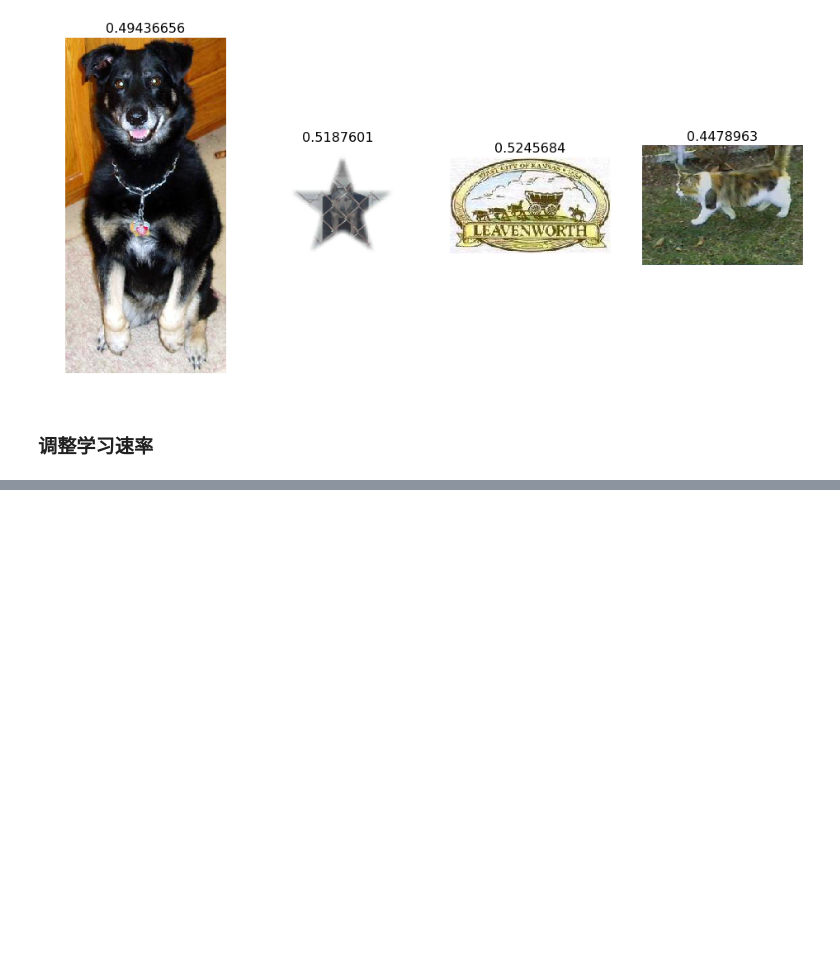
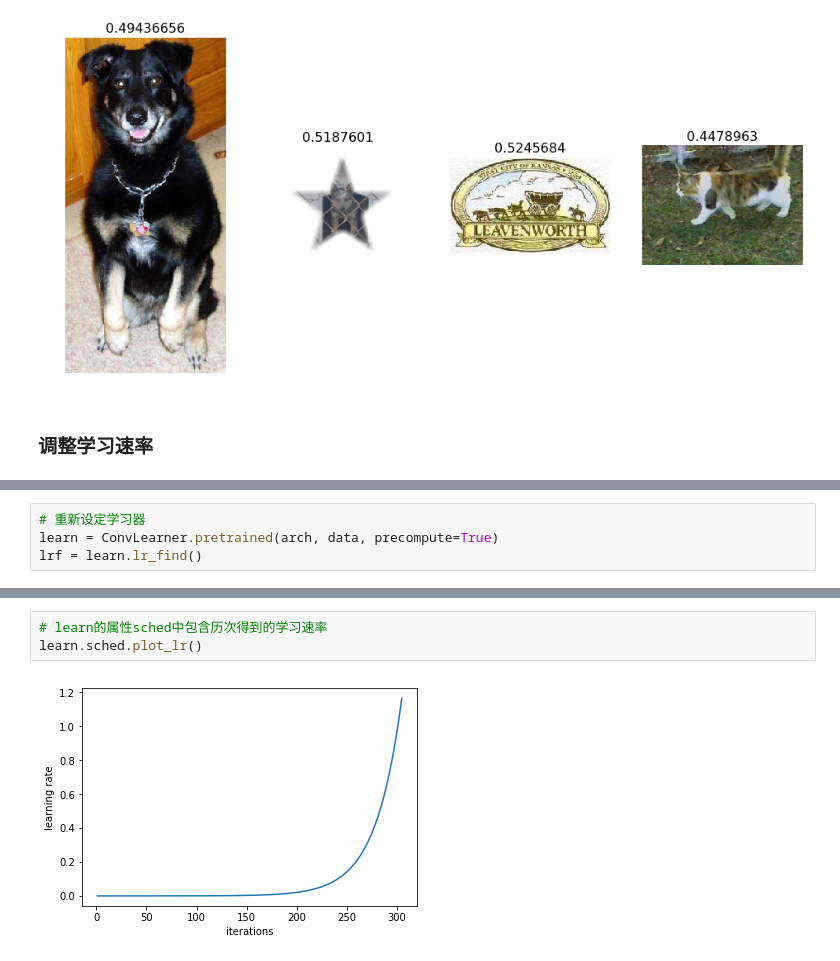
Before and after one commit to fcui/fastai-dl, a Jupyter notebook: dl-1/lesson1.ipynb, the cells around one changed output, grey strips where cells are left out. Cells and saved outputs as stored; diff of their text form; blank space fills up the shorter version.

```diff
--- a/dl-1/lesson1.ipynb
+++ b/dl-1/lesson1.ipynb
@@ -307,0 +316,4 @@ Most uncertain predictions
+# %%
+# 重新设定学习器
+learn = ConvLearner.pretrained(arch, data, precompute=True)
+lrf = learn.lr_find()
@@ -307,0 +322,5 @@ Most uncertain predictions
+# %%
+# learn的属性sched中包含历次得到的学习速率
+learn.sched.plot_lr()
+# %% [output]
+[figure, added]
```
Also changed, not shown: parts of 36 cells of this notebook, 15 other files.
